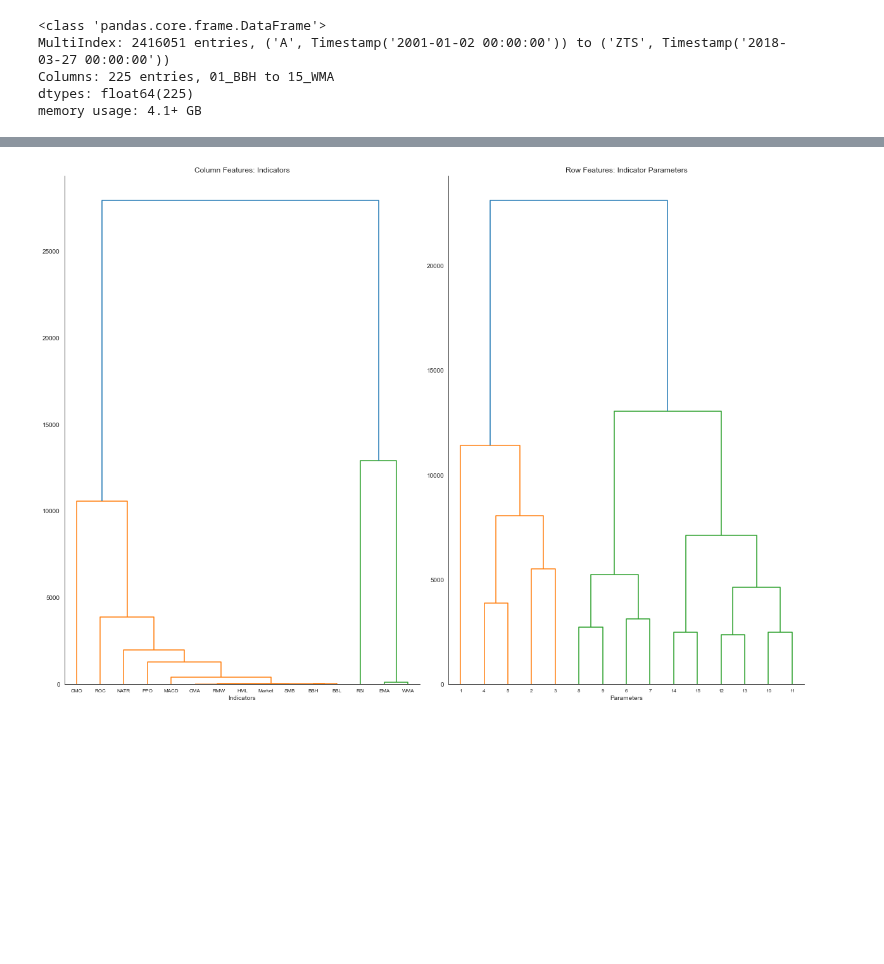
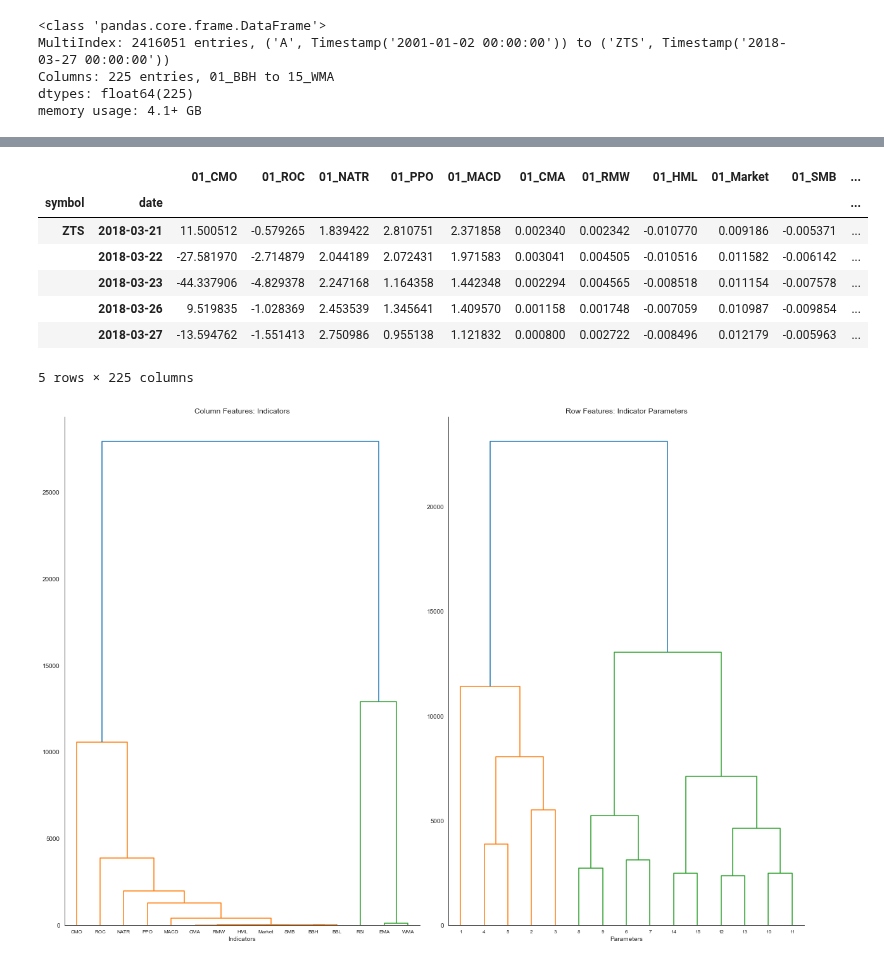
Before and after one commit to OliverJoo/quant_modeling, a Jupyter notebook: MDLing/ConvNN_CNN4TradingFeaturesToClusteredIMG.ipynb, the cells around one changed output, grey strips where cells are left out. Saved outputs shown, nothing was run; the diff lists cells and outputs as text; code cells hidden in the pictures; blank space fills up the shorter version.

```diff
--- a/MDLing/ConvNN_CNN4TradingFeaturesToClusteredIMG.ipynb
+++ b/MDLing/ConvNN_CNN4TradingFeaturesToClusteredIMG.ipynb
@@ -101,3 +198,14 @@ memory usage: 4.1+ GB
+# %%
+features.tail()
+# %% [output]
+|  |  | 01_CMO | 01_ROC | 01_NATR | 01_PPO | 01_MACD | 01_CMA | 01_RMW | 01_HML | 01_Market | 01_SMB | ... |
+| symbol | date |  |  |  |  |  |  |  |  |  |  | ... |
+| ZTS | 2018-03-21 | 11.500512 | -0.579265 | 1.839422 | 2.810751 | 2.371858 | 0.002340 | 0.002342 | -0.010770 | 0.009186 | -0.005371 | ... |
+|  | 2018-03-22 | -27.581970 | -2.714879 | 2.044189 | 2.072431 | 1.971583 | 0.003041 | 0.004505 | -0.010516 | 0.011582 | -0.006142 | ... |
+|  | 2018-03-23 | -44.337906 | -4.829378 | 2.247168 | 1.164358 | 1.442348 | 0.002294 | 0.004565 | -0.008518 | 0.011154 | -0.007578 | ... |
+|  | 2018-03-26 | 9.519835 | -1.028369 | 2.453539 | 1.345641 | 1.409570 | 0.001158 | 0.001748 | -0.007059 | 0.010987 | -0.009854 | ... |
+|  | 2018-03-27 | -13.594762 | -1.551413 | 2.750986 | 0.955138 | 1.121832 | 0.000800 | 0.002722 | -0.008496 | 0.012179 | -0.005963 | ... |
+5 rows × 225 columns
 # %%
 # Hierarchical Clustering
 def cluster_features(data, labels, ax, title):
```
Also changed, not shown: parts of 11 cells of this notebook, 1 other file.
